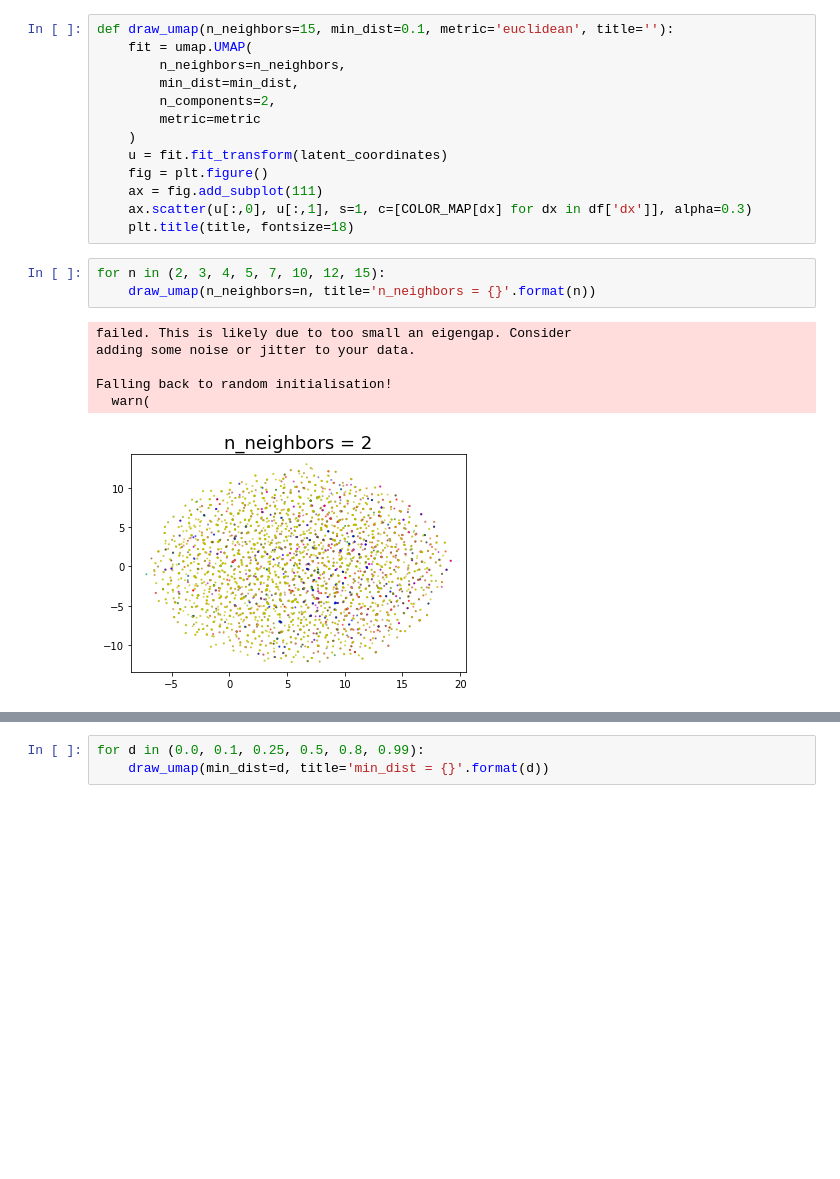
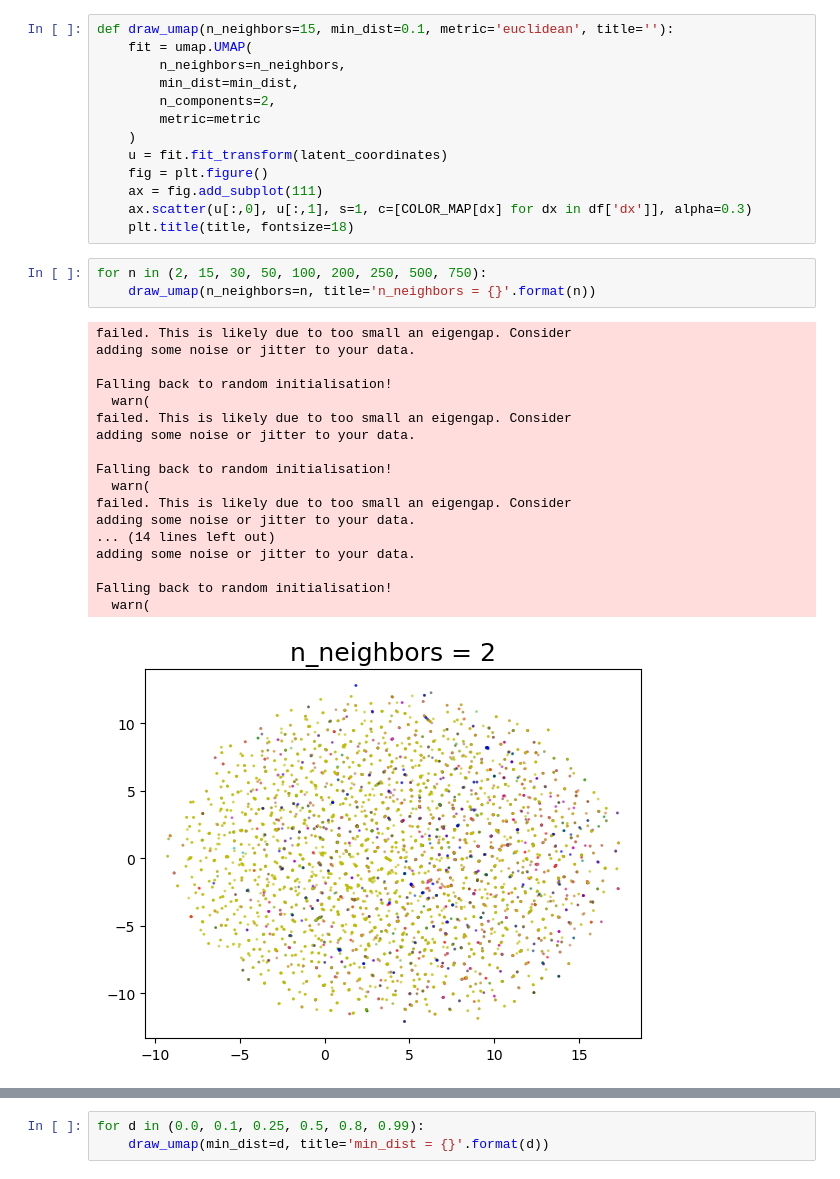
Before and after one commit to antoinebasseto/cbir, a Jupyter notebook: LightningVAE/process_metadata.ipynb, the cells around one changed output, grey strips where cells are left out. Saved outputs shown, nothing was run; the diff lists cells and outputs as text; blank space fills up the shorter version.

```diff
--- a/LightningVAE/process_metadata.ipynb
+++ b/LightningVAE/process_metadata.ipynb
@@ -162,12 +162,24 @@ def draw_umap(n_neighbors=15, min_dist=0.1, metric='euclidean', title=''):
     ax.scatter(u[:,0], u[:,1], s=1, c=[COLOR_MAP[dx] for dx in df['dx']], alpha=0.3)
     plt.title(title, fontsize=18)
 # %%
-for n in (2, 3, 4, 5, 7, 10, 12, 15):
+for n in (2, 15, 30, 50, 100, 200, 250, 500, 750):
     draw_umap(n_neighbors=n, title='n_neighbors = {}'.format(n))
 # %% [output]
 failed. This is likely due to too small an eigengap. Consider
 adding some noise or jitter to your data.
 
 Falling back to random initialisation!
   warn(
+failed. This is likely due to too small an eigengap. Consider
+adding some noise or jitter to your data.
+
+Falling back to random initialisation!
+  warn(
+failed. This is likely due to too small an eigengap. Consider
+adding some noise or jitter to your data.
+... (14 lines left out)
+adding some noise or jitter to your data.
+
+Falling back to random initialisation!
+  warn(
-[figure, old version]
+[figure, new version]
```
Also changed, not shown: parts of 1 cell of this notebook, 59 other files.
